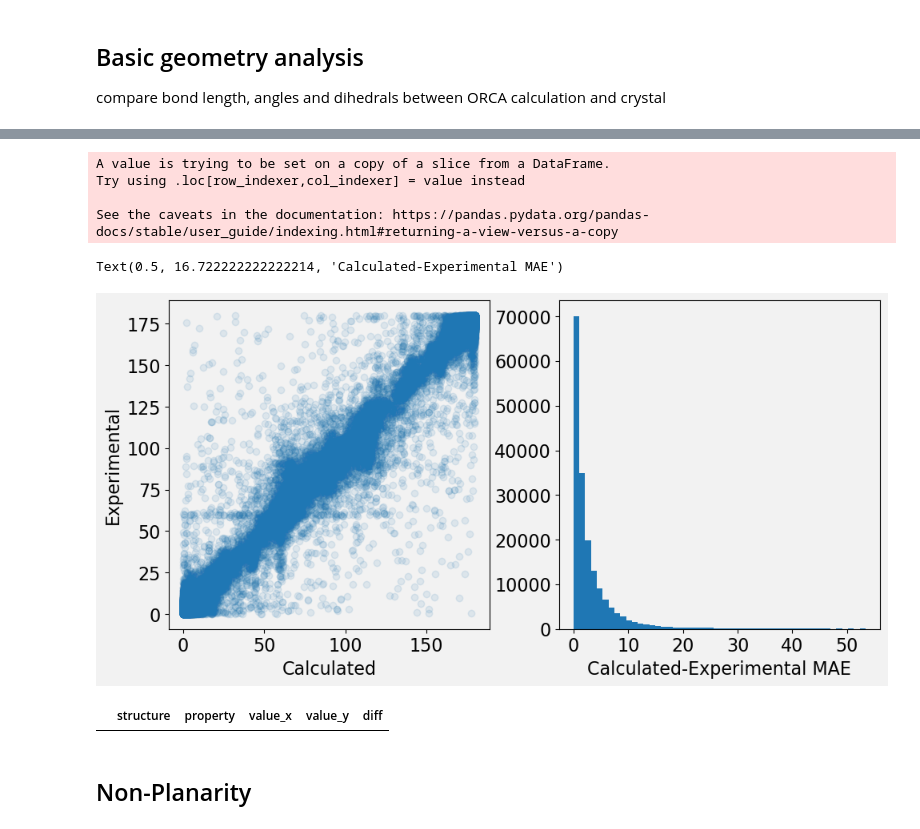
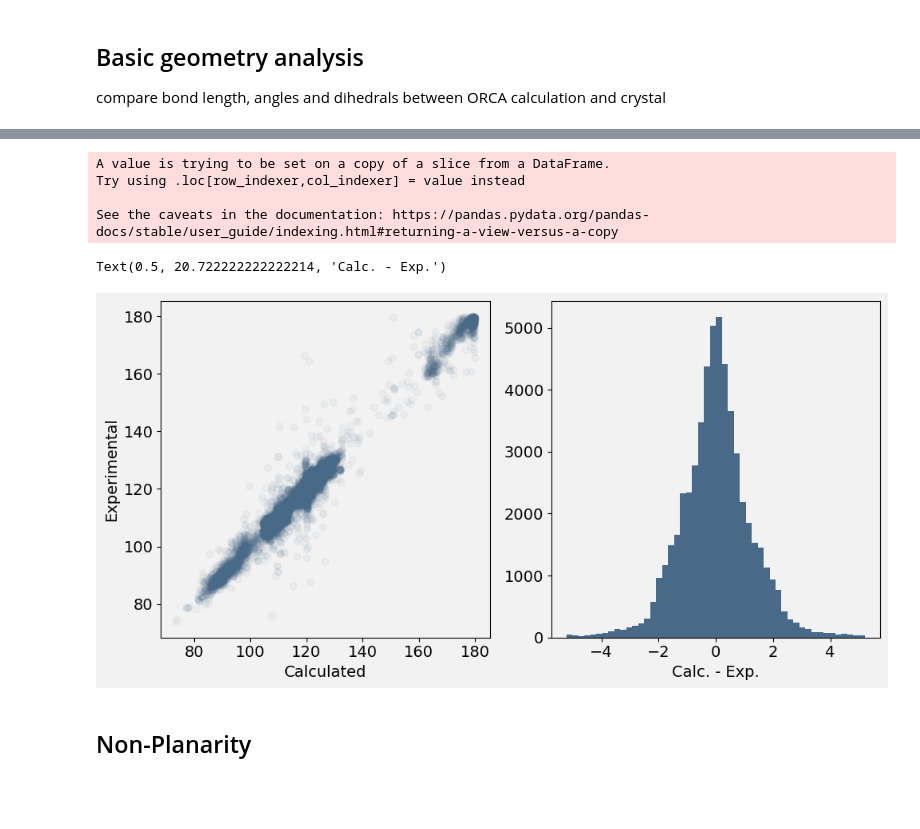
Before and after one commit to ajr15/PorCrystalStructures, a Jupyter notebook: src/notebooks/main.ipynb, the cells around one changed output, grey strips where cells are left out. Cells and saved outputs as stored; diff of their text form; code cells hidden in the pictures; blank space fills up the shorter version.

```diff
--- a/src/notebooks/main.ipynb
+++ b/src/notebooks/main.ipynb
@@ -142,12 +181,12 @@ def fetch_geo_data(prefix: str) -> pd.DataFrame:
 
     # Step 3: Fetch ORCA and CRYSTAL values for these ids
     orca_df = pd.DataFrame(
-        session.execute(f"SELECT structure, property, value FROM structure_properties WHERE structure IN (SELECT id FROM structures WHERE NOT orca_out ISNULL) AND source='orca' AND property LIKE '{prefix}%'"),
+        session.execute(f"SELECT structure, property, value FROM structure_properties WHERE structure IN (SELECT id FROM structures WHERE NOT orca_out ISNULL) AND source='geometry/orca' AND property LIKE '{prefix}%'"),
         columns=["structure", "property", "value"]
     )
 
     crystal_df = pd.DataFrame(
-        session.execute(f"SELECT structure, property, value FROM structure_properties WHERE structure IN (SELECT id FROM structures WHERE NOT orca_out ISNULL) AND source='crystal' AND property LIKE '{prefix}%'").all(),
+        session.execute(f"SELECT structure, property, value FROM structure_properties WHERE structure IN (SELECT id FROM structures WHERE NOT orca_out ISNULL) AND source='geometry/crystal' AND property LIKE '{prefix}%'").all(),
         columns=["structure", "property", "value"]
     )
 
@@ -178,24 +206,19 @@ df[~(pd.isna(df["value_x"])) & (pd.isna(df["value_y"]))]
 # %%
 ajr = df[~(pd.isna(df["value_x"])) & ~(pd.isna(df["value_y"]))]
-ajr["diff"] = (ajr["value_x"].abs() - ajr["value_y"].abs()).abs()
+ajr["diff"] = (ajr["value_x"] - ajr["value_y"])
 fig, axs = plt.subplots(ncols=2, figsize=(10, 5))
 plt.tight_layout()
-axs[0].scatter(ajr["value_x"].abs(), ajr["value_y"].abs(), alpha=0.05)
+axs[0].scatter(ajr["value_x"], ajr["value_y"], alpha=0.05)
 axs[0].set_xlabel("Calculated")
 axs[0].set_ylabel("Experimental")
 x = np.quantile(ajr["diff"], 0.995)
-axs[-1].hist(ajr["diff"], bins=50, range=(0, x))
-axs[-1].set_xlabel("Calculated-Experimental MAE")
+axs[-1].hist(ajr["diff"], bins=50, range=(-x, x))
+axs[-1].set_xlabel("Calc. - Exp.")
 # plt.xlim(-100, 100)
 # %% [output]
 A value is trying to be set on a copy of a slice from a DataFrame.
 Try using .loc[row_indexer,col_indexer] = value instead
 
 See the caveats in the documentation: https://pandas.pydata.org/pandas-docs/stable/user_guide/indexing.html#returning-a-view-versus-a-copy
-Text(0.5, 16.722222222222214, 'Calculated-Experimental MAE')
+Text(0.5, 20.722222222222214, 'Calc. - Exp.')
-[figure, old version]
+[figure, new version]
-# %%
-ajr[ajr["diff"] > 0.1].groupby("structure").mean().sort_values("diff")
-ajr[ajr["diff"] > 0.1][ajr["structure"] == "SULCUX"]
-# %% [output]
-|  | structure | property | value_x | value_y | diff |
```
Also changed, not shown: parts of 17 cells of this notebook, 4 other files.
